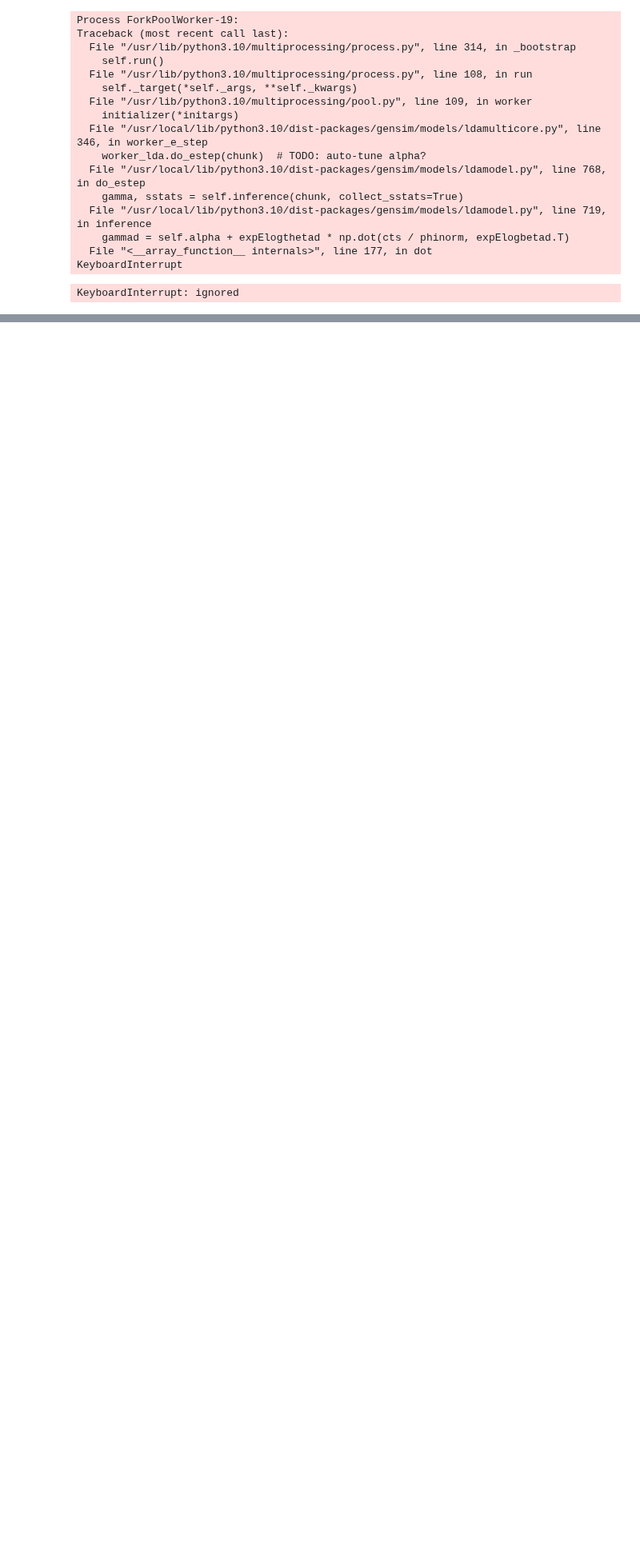
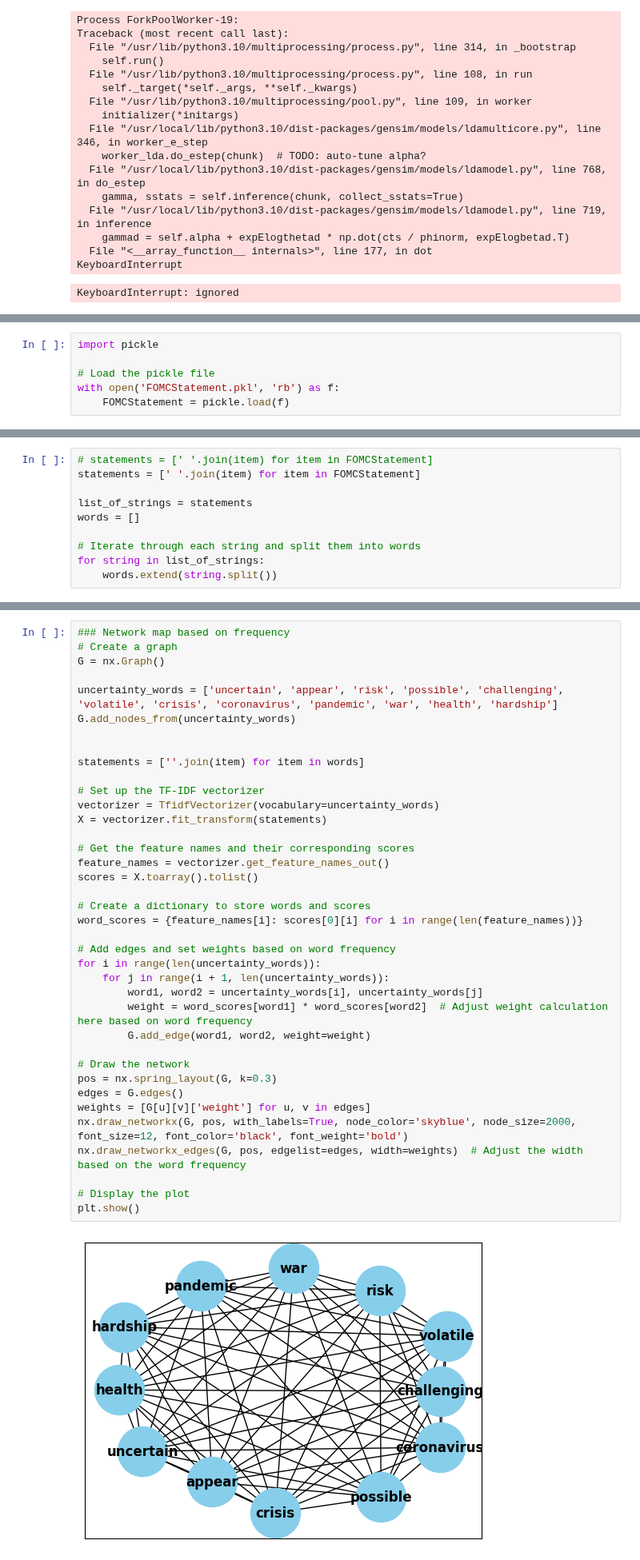
Before and after one commit to rezu98/colab, a Jupyter notebook: STM by LDA.ipynb, the cells around one changed output, grey strips where cells are left out. Shown at 80% size. Saved outputs shown, nothing was run; the diff lists cells and outputs as text; blank space fills up the shorter version.

```diff
--- a/STM by LDA.ipynb
+++ b/STM by LDA.ipynb
@@ -645,0 +647,6 @@ KeyboardInterrupt: ignored
+# %%
+import pickle
+
+# Load the pickle file
+with open('FOMCStatement.pkl', 'rb') as f:
+    FOMCStatement = pickle.load(f)
@@ -645,0 +687,10 @@ KeyboardInterrupt: ignored
+# %%
+# statements = [' '.join(item) for item in FOMCStatement]
+statements = [' '.join(item) for item in FOMCStatement]
+
+list_of_strings = statements
+words = []
+
+# Iterate through each string and split them into words
+for string in list_of_strings:
+    words.extend(string.split())
@@ -645,0 +708,40 @@ KeyboardInterrupt: ignored
+# %%
+### Network map based on frequency
+# Create a graph
+G = nx.Graph()
+
+uncertainty_words = ['uncertain', 'appear', 'risk', 'possible', 'challenging', 'volatile', 'crisis', 'coronavirus', 'pandemic', 'war', 'health', 'hardship']
+G.add_nodes_from(uncertainty_words)
+
+
+statements = [''.join(item) for item in words]
+
+# Set up the TF-IDF vectorizer
+vectorizer = TfidfVectorizer(vocabulary=uncertainty_words)
+X = vectorizer.fit_transform(statements)
+
+# Get the feature names and their corresponding scores
+feature_names = vectorizer.get_feature_names_out()
+scores = X.toarray().tolist()
+
+# Create a dictionary to store words and scores
+word_scores = {feature_names[i]: scores[0][i] for i in range(len(feature_names))}
+
+# Add edges and set weights based on word frequency
+for i in range(len(uncertainty_words)):
+    for j in range(i + 1, len(uncertainty_words)):
+        word1, word2 = uncertainty_words[i], uncertainty_words[j]
+        weight = word_scores[word1] * word_scores[word2]  # Adjust weight calculation here based on word frequency
+        G.add_edge(word1, word2, weight=weight)
+
+# Draw the network
+pos = nx.spring_layout(G, k=0.3)
+edges = G.edges()
+weights = [G[u][v]['weight'] for u, v in edges]
+nx.draw_networkx(G, pos, with_labels=True, node_color='skyblue', node_size=2000, font_size=12, font_color='black', font_weight='bold')
+nx.draw_networkx_edges(G, pos, edgelist=edges, width=weights)  # Adjust the width based on the word frequency
+
+# Display the plot
+plt.show()
+# %% [output]
+[figure, added]
```
Also changed, not shown: parts of 11 cells of this notebook.
